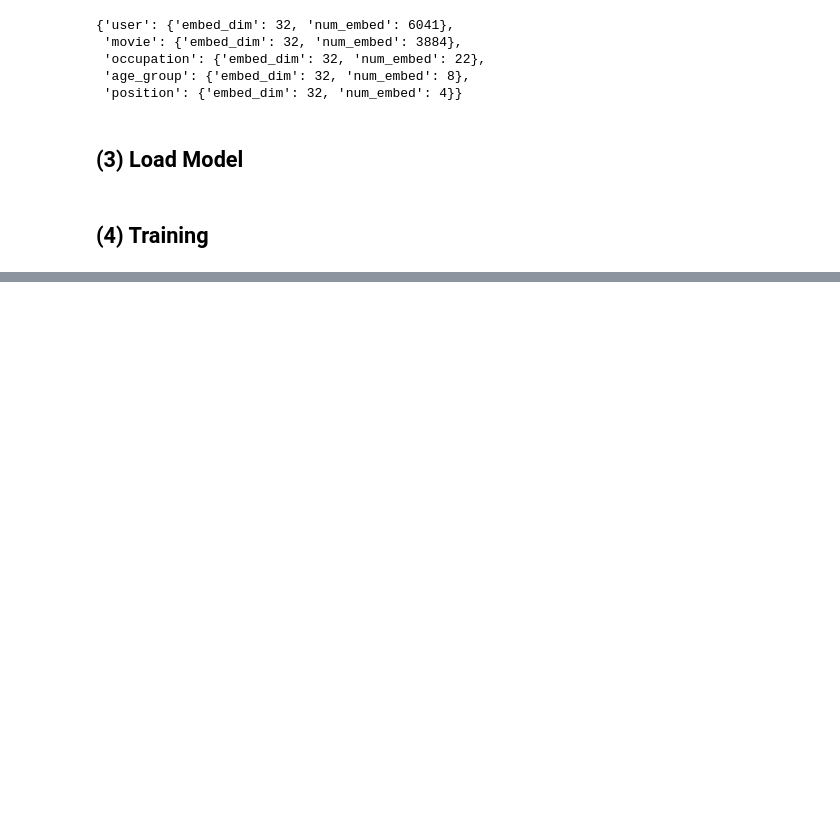
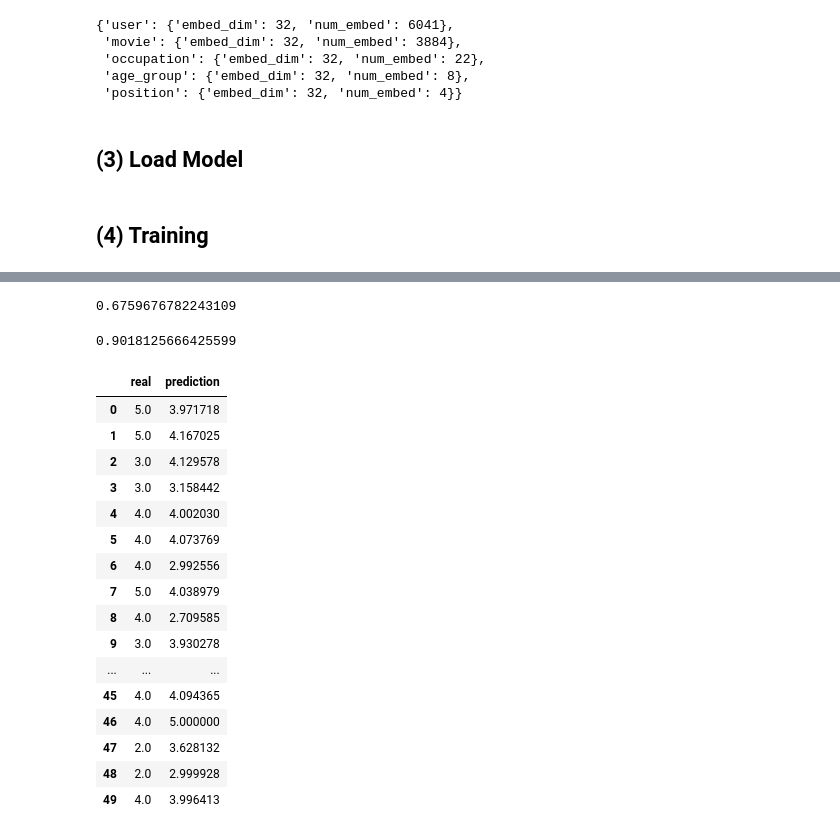
Before and after one commit to Nelsonlin0321/ml-machine-learning-cook-book, a Jupyter notebook: behavior-sequence-transformer-recommender-with-pytorch-by-movie-rating-prediction copy/40-training.ipynb, the cells around one changed output, grey strips where cells are left out. Cells and saved outputs as stored; diff of their text form; code cells hidden in the pictures; blank space fills up the shorter version.

Commit message:
update the results

```diff
--- a/behavior-sequence-transformer-recommender-with-pytorch-by-movie-rating-prediction copy/40-training.ipynb
+++ b/behavior-sequence-transformer-recommender-with-pytorch-by-movie-rating-prediction copy/40-training.ipynb
@@ -174,0 +211,3 @@ total_pbar.close()
+# %%
+best_model.load_state_dict(torch.load(best_model_path))
+best_model.eval()
@@ -174,0 +234,55 @@ total_pbar.close()
+# %%
+best_model.eval()
+prob_list= []
+rating_list = []
+eval_loss_list = []
+pbar = tqdm(total = len(test_loader),desc = "",position=0, leave=True)
+for inputs in test_loader:
+    with torch.no_grad():
+        probs = best_model(inputs)
+        ratings = inputs['target_rating'].view(-1,1)
+
+        loss = loss_func(probs, ratings)
+        eval_loss_list.append(loss.item())
+
+        probs = probs.cpu().numpy().flatten().tolist()
+        prob_list.extend(probs)
+
+        ratings = ratings.numpy().flatten().tolist()
+        rating_list.extend(ratings)
+
+        pbar.update(1)
+# %%
+prediction = pd.DataFrame()
+# %%
+prediction['real']=rating_min_max_scaler.inverse_transform(np.array(rating_list).reshape(-1,1))[:,0]
+prediction['prediction']=rating_min_max_scaler.inverse_transform(np.array(prob_list).reshape(-1,1))[:,0]
+# %%
+metrics.mean_absolute_error(prediction['real'],prediction['prediction'])
+# %% [output]
+0.6759676782243109
+# %%
+metrics.mean_squared_error(prediction['real'],prediction['prediction'])
+# %% [output]
+0.9018125666425599
+# %%
+"""show result: the model seems very good"""
+prediction.iloc[:50]
+# %% [output]
+|  | real | prediction |
+| 0 | 5.0 | 3.971718 |
+| 1 | 5.0 | 4.167025 |
+| 2 | 3.0 | 4.129578 |
+| 3 | 3.0 | 3.158442 |
+| 4 | 4.0 | 4.002030 |
+| 5 | 4.0 | 4.073769 |
+| 6 | 4.0 | 2.992556 |
+| 7 | 5.0 | 4.038979 |
+| 8 | 4.0 | 2.709585 |
+| 9 | 3.0 | 3.930278 |
+| ... | ... | ... |
+| 45 | 4.0 | 4.094365 |
+| 46 | 4.0 | 5.000000 |
+| 47 | 2.0 | 3.628132 |
+| 48 | 2.0 | 2.999928 |
+| 49 | 4.0 | 3.996413 |
```
Also changed, not shown: parts of 10 cells of this notebook, 1 other file.
